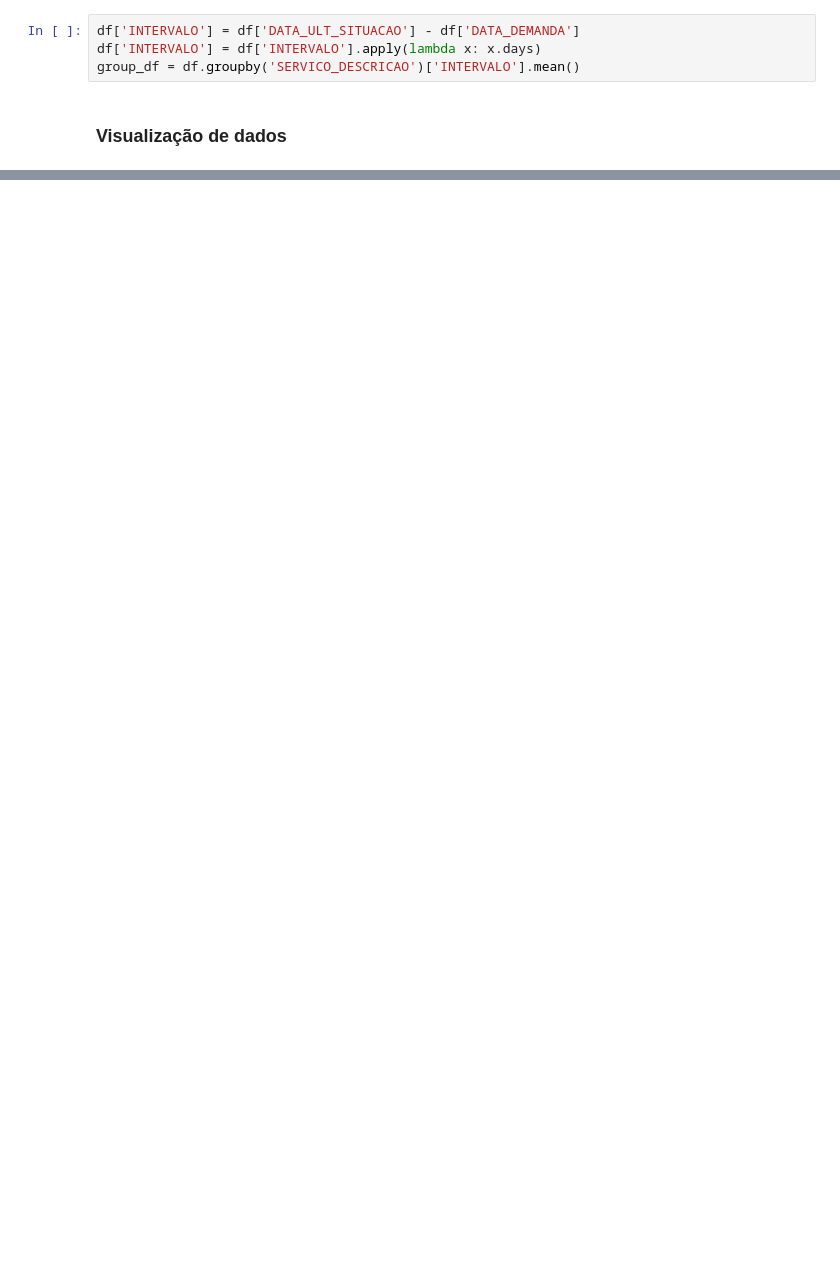
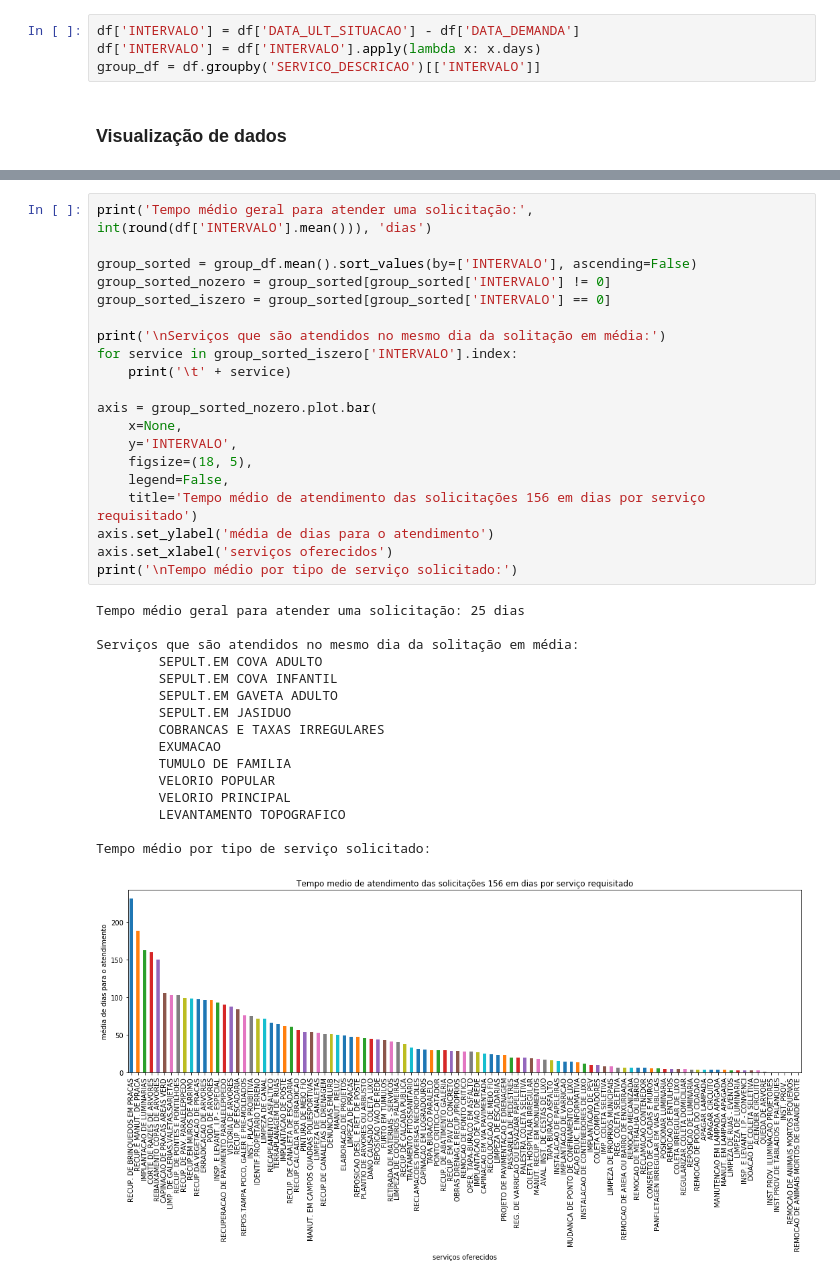
Before and after one commit to if1015-datascience-ufpe/2018-2-projeto-randomic, a Jupyter notebook: notebooks/hypotheses/hypothese 3 - tempo médio de atendimento.ipynb, the cells around one changed output, grey strips where cells are left out. Drawn from its saved outputs; the diff is of its cells as text; blank space fills up the shorter version.

```diff
--- a/notebooks/hypotheses/hypothese 3 - tempo médio de atendimento.ipynb
+++ b/notebooks/hypotheses/hypothese 3 - tempo médio de atendimento.ipynb
@@ -23,7 +26,7 @@ df.head()
 # %%
 df['INTERVALO'] = df['DATA_ULT_SITUACAO'] - df['DATA_DEMANDA']
 df['INTERVALO'] = df['INTERVALO'].apply(lambda x: x.days)
-group_df = df.groupby('SERVICO_DESCRICAO')['INTERVALO'].mean()
+group_df = df.groupby('SERVICO_DESCRICAO')[['INTERVALO']]
 # %% [markdown]
 ### Visualização de dados
 # %%
@@ -48,0 +56,37 @@ Name: INTERVALO, Length: 121, dtype: float64
+# %%
+print('Tempo médio geral para atender uma solicitação:', int(round(df['INTERVALO'].mean())), 'dias')
+
+group_sorted = group_df.mean().sort_values(by=['INTERVALO'], ascending=False)
+group_sorted_nozero = group_sorted[group_sorted['INTERVALO'] != 0]
+group_sorted_iszero = group_sorted[group_sorted['INTERVALO'] == 0]
+
+print('\nServiços que são atendidos no mesmo dia da solitação em média:')
+for service in group_sorted_iszero['INTERVALO'].index:
+    print('\t' + service)
+
+axis = group_sorted_nozero.plot.bar(
+    x=None,
+    y='INTERVALO',
+    figsize=(18, 5),
+    legend=False,
+    title='Tempo médio de atendimento das solicitações 156 em dias por serviço requisitado')
+axis.set_ylabel('média de dias para o atendimento')
+axis.set_xlabel('serviços oferecidos')
+print('\nTempo médio por tipo de serviço solicitado:')
+# %% [output]
+Tempo médio geral para atender uma solicitação: 25 dias
+
+Serviços que são atendidos no mesmo dia da solitação em média:
+        SEPULT.EM COVA ADULTO
+        SEPULT.EM COVA INFANTIL
+        SEPULT.EM GAVETA ADULTO
+        SEPULT.EM JASIDUO
+        COBRANCAS E TAXAS IRREGULARES
+        EXUMACAO
+        TUMULO DE FAMILIA
+        VELORIO POPULAR
+        VELORIO PRINCIPAL
+        LEVANTAMENTO TOPOGRAFICO
+
+Tempo médio por tipo de serviço solicitado:
+[figure, added]
```
Also changed, not shown: parts of 10 cells of this notebook, 1 other file.
